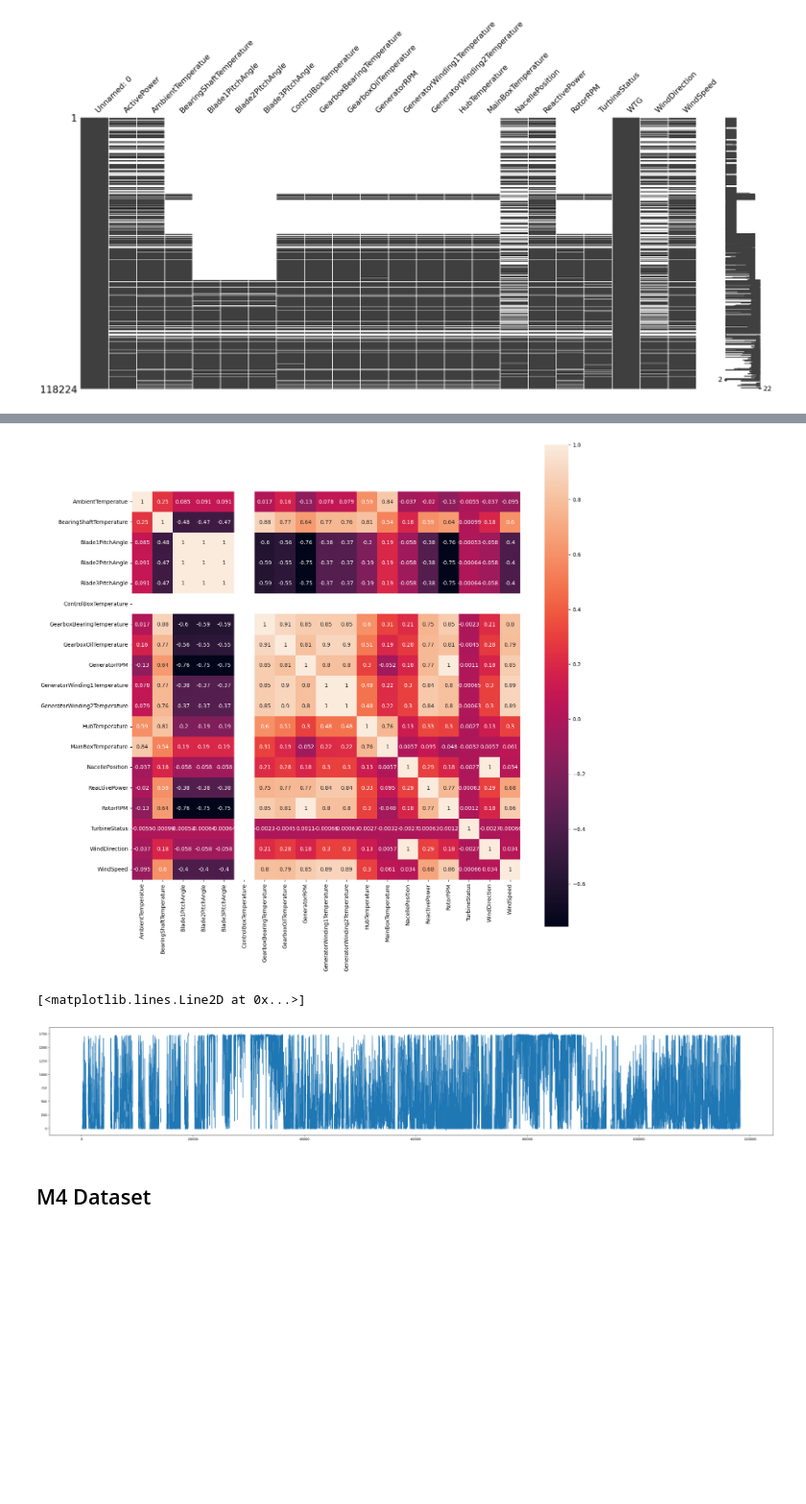
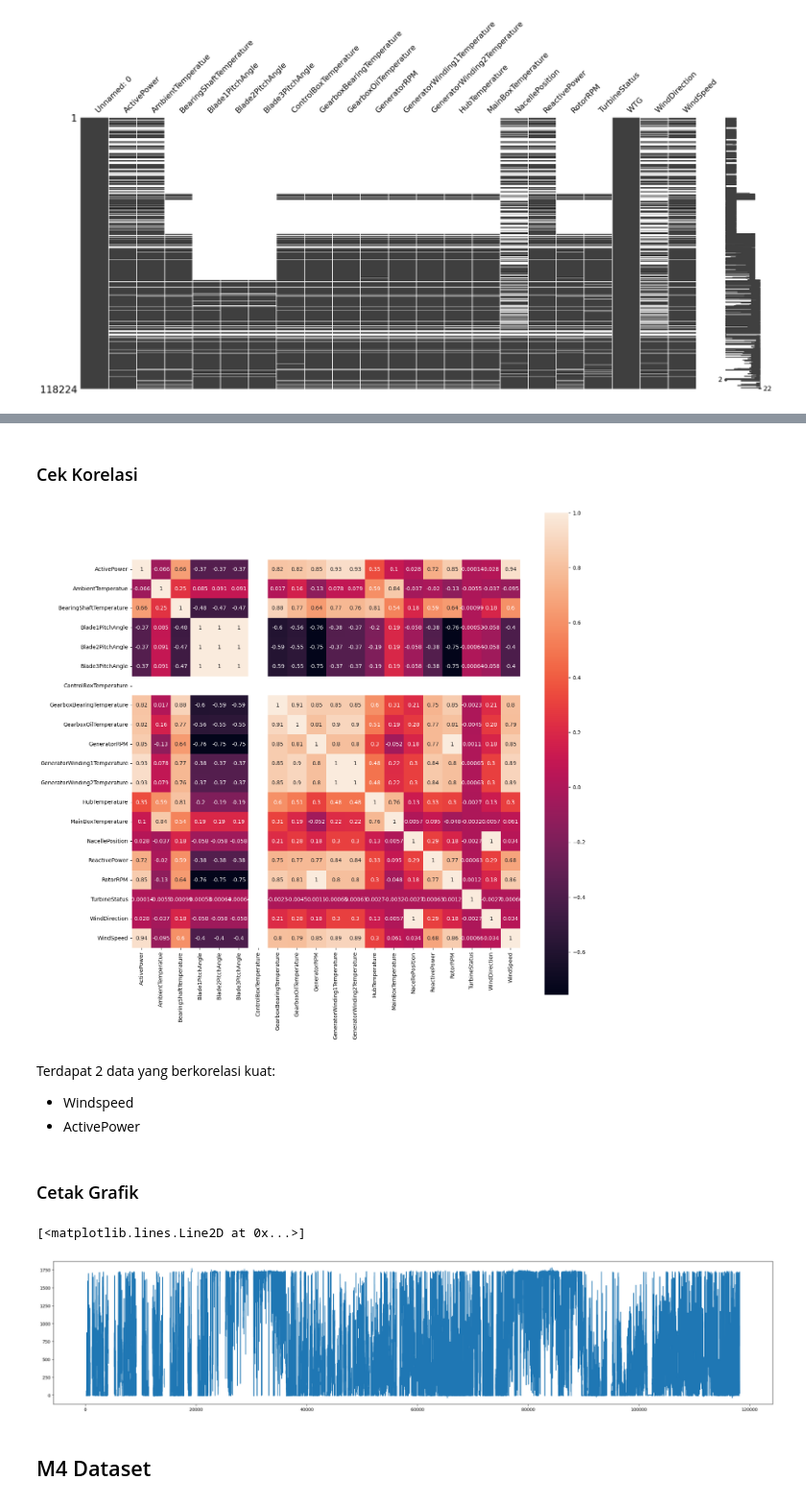
Before and after one commit to wtfish/Deep-transformer-with-cyclic-learning-rate, a Jupyter notebook: torch.ipynb, the cells around one changed output, grey strips where cells are left out. Shown at 96% size. Saved outputs shown, nothing was run; the diff lists cells and outputs as text; code cells hidden in the pictures; blank space fills up the shorter version.

Commit message:
done data visualization

```diff
--- a/torch.ipynb
+++ b/torch.ipynb
@@ -55,15 +52,23 @@ df_turbine.iloc[:, 2::].corr(numeric_only = True)
+# %% [markdown]
+### Cek Korelasi
 # %%
 plt.subplots(figsize=(16, 16))
-sns.heatmap(df_turbine.iloc[:, 1::].corr(numeric_only = True), annot=True, square=True)
+sns.heatmap(df_turbine.corr(numeric_only = True), annot=True, square=True)
 plt.show()
 # %% [output]
-[figure, old version]
+[figure, new version]
+# %% [markdown]
+Terdapat 2 data yang berkorelasi kuat:
+- Windspeed
+- ActivePower
+# %% [markdown]
+### Cetak Grafik
 # %%
-plt.figure(figsize=(40,6))
+plt.figure(figsize=(30,6))
 plt.plot(df_turbine["ActivePower"].to_numpy())
 # %% [output]
 [<matplotlib.lines.Line2D at 0x...>]
-[figure, old version]
+[figure, new version]
 # %% [markdown]
 ## M4 Dataset
 # %%
```
Also changed, not shown: parts of 15 cells of this notebook.
